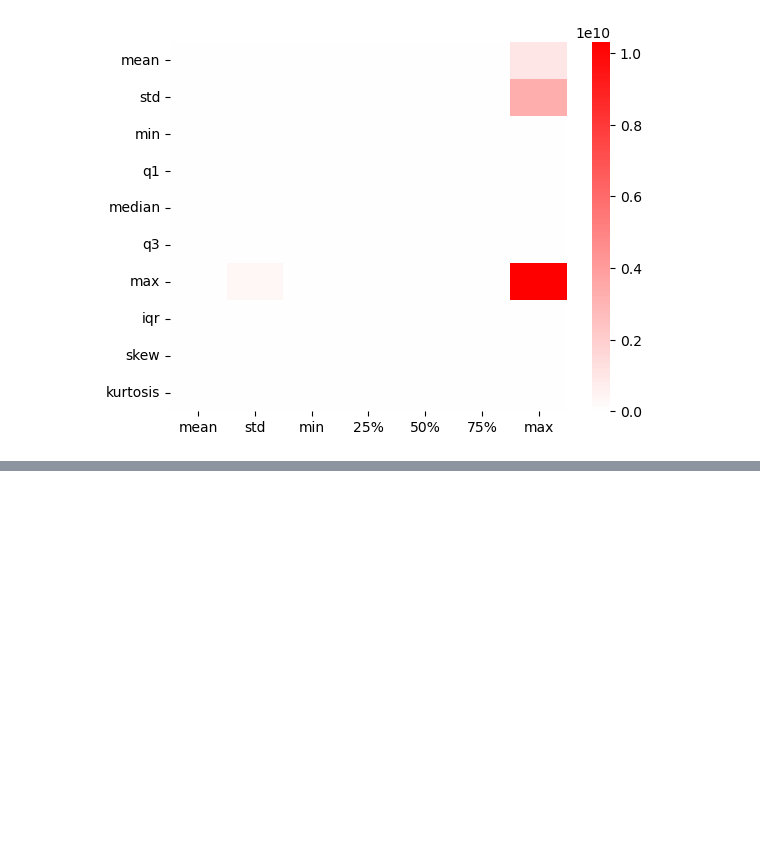
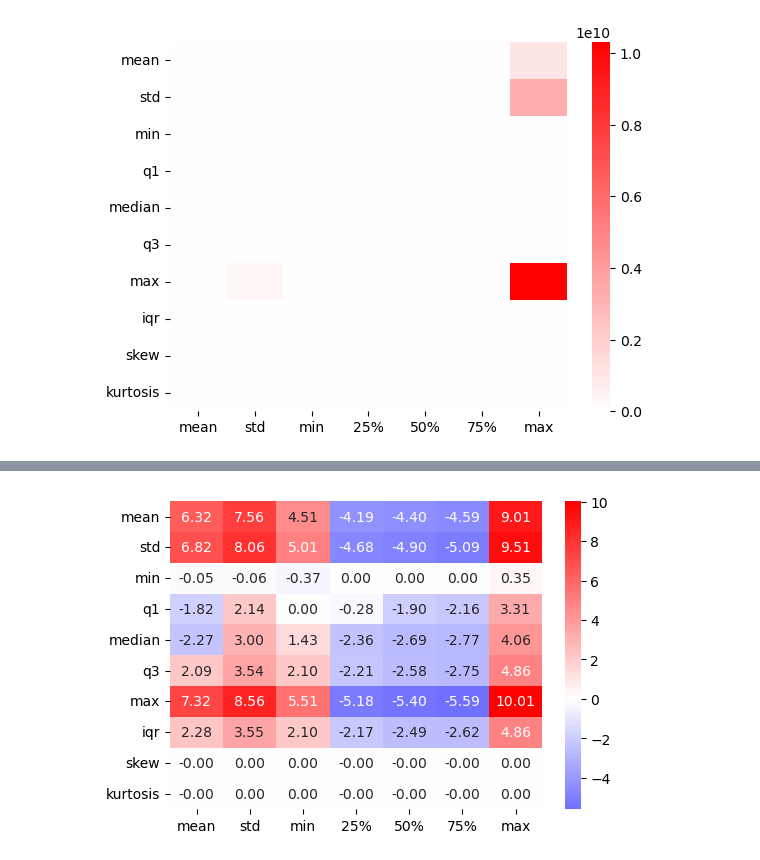
Before and after one commit to ThGreatExplorer/NOVA, a Jupyter notebook: large_dset_eda.ipynb, the cells around one changed output, grey strips where cells are left out. Saved outputs shown, nothing was run; the diff lists cells and outputs as text; code cells hidden in the pictures; blank space fills up the shorter version.

```diff
--- a/large_dset_eda.ipynb
+++ b/large_dset_eda.ipynb
@@ -155,0 +182,12 @@ sns.heatmap(p_summary - bh_summary, cmap="bwr", center=0)
+# %%
+diff = p_summary - bh_summary
+
+# Sign-preserving log10 transform
+log_diff = np.sign(diff) * np.log10(1 + np.abs(diff))
+
+plt.figure(figsize=(6, 4))
+sns.heatmap(log_diff, cmap="bwr", center=0, annot=True, fmt=".2f")
+# plt.title("log10-scaled difference (sign preserved)")
+plt.show()
+# %% [output]
+[figure, added]
```
Also changed, not shown: parts of 2 cells of this notebook, 1 other file.
